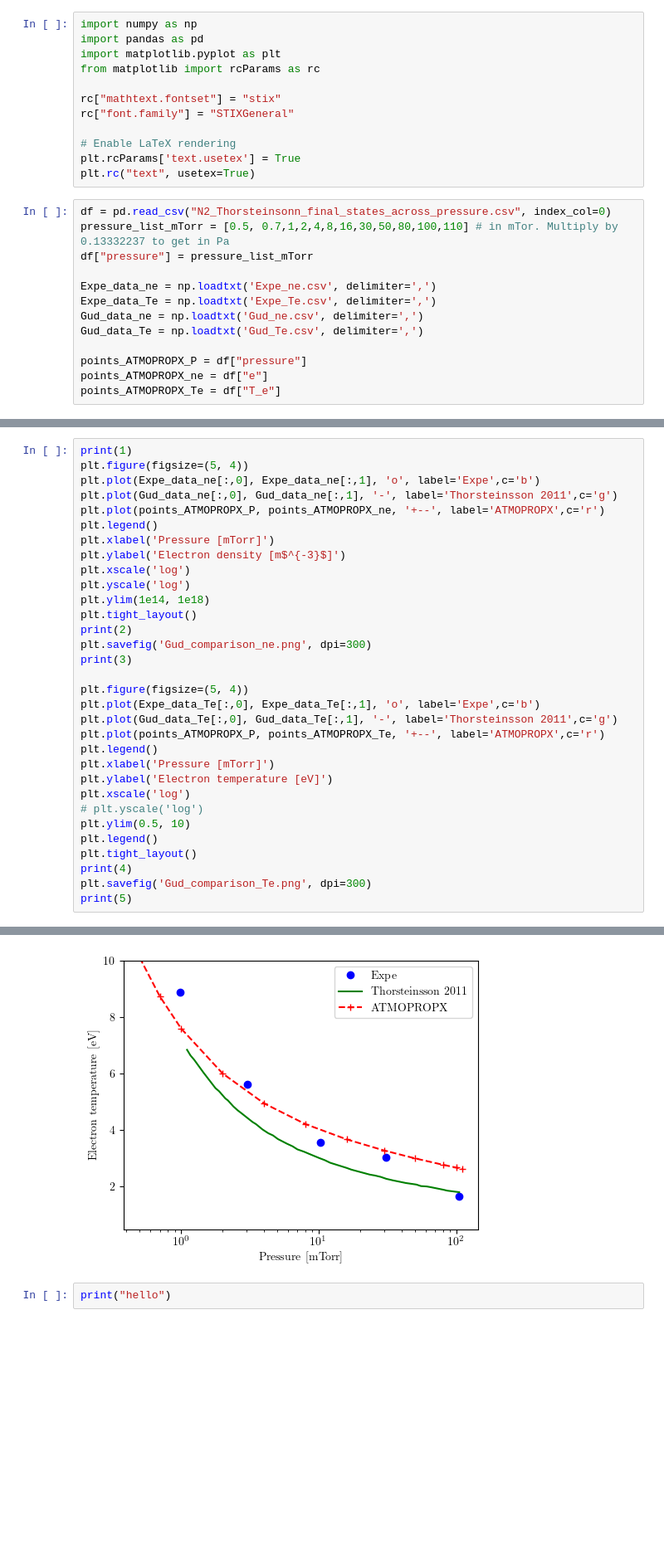
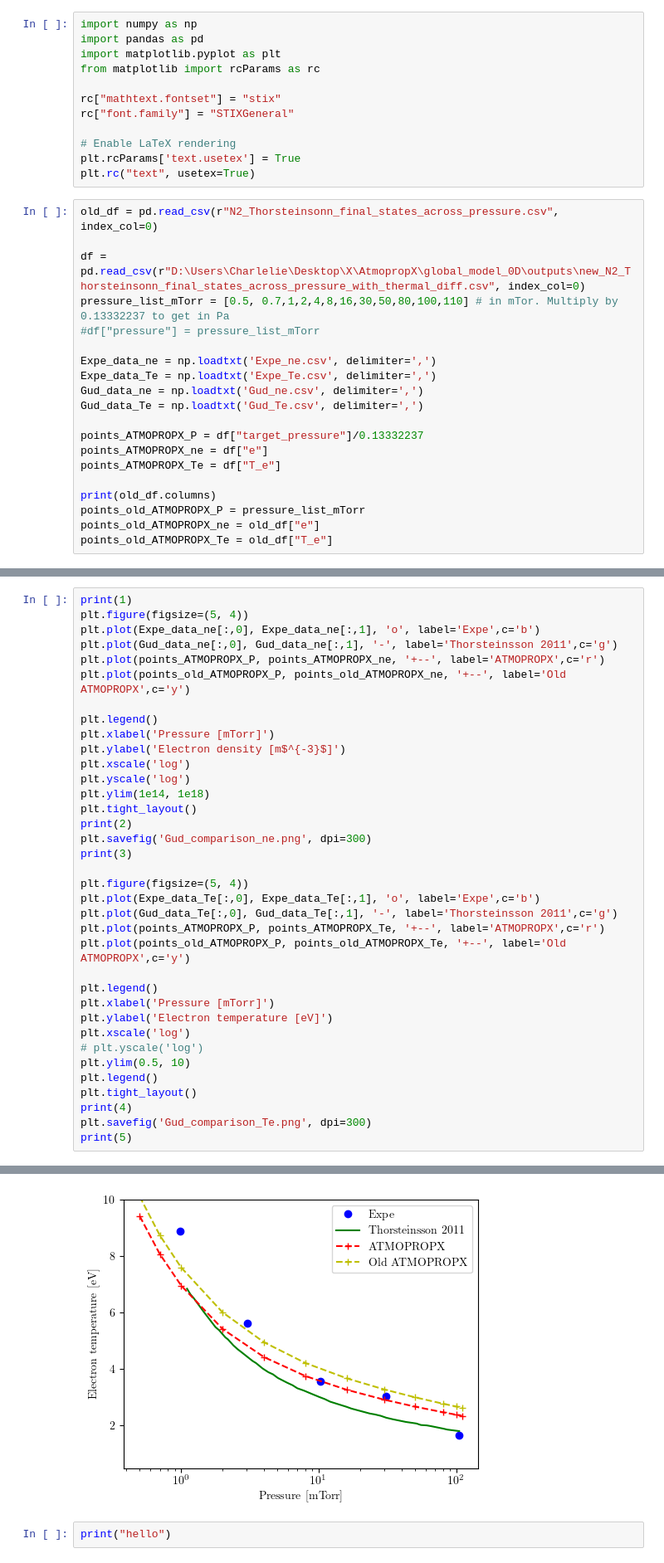
Before and after one commit to charleliec/AtmopropX__0D-global-model, a Jupyter notebook: src/experiments/E08_N2_Thorsteinsonn/analysis.ipynb, the cells around one changed output, grey strips where cells are left out. Shown at 83% size. Drawn from its saved outputs; the diff is of its cells as text; blank space fills up the shorter version.

```diff
--- a/src/experiments/E08_N2_Thorsteinsonn/analysis.ipynb
+++ b/src/experiments/E08_N2_Thorsteinsonn/analysis.ipynb
@@ -13,15 +13,22 @@ rc["font.family"] = "STIXGeneral"
 plt.rcParams['text.usetex'] = True
 plt.rc("text", usetex=True)
 # %%
-df = pd.read_csv("N2_Thorsteinsonn_final_states_across_pressure.csv", index_col=0)
+old_df = pd.read_csv(r"N2_Thorsteinsonn_final_states_across_pressure.csv", index_col=0)
+
+df = pd.read_csv(r"D:\Users\Charlelie\Desktop\X\AtmopropX\global_model_0D\outputs\new_N2_Thorsteinsonn_final_states_across_pressure_with_thermal_diff.csv", index_col=0)
 pressure_list_mTorr = [0.5, 0.7,1,2,4,8,16,30,50,80,100,110] # in mTor. Multiply by 0.13332237 to get in Pa
-df["pressure"] = pressure_list_mTorr
+#df["pressure"] = pressure_list_mTorr
 
 Expe_data_ne = np.loadtxt('Expe_ne.csv', delimiter=',')
 Expe_data_Te = np.loadtxt('Expe_Te.csv', delimiter=',')
 Gud_data_ne = np.loadtxt('Gud_ne.csv', delimiter=',')
 Gud_data_Te = np.loadtxt('Gud_Te.csv', delimiter=',')
 
-points_ATMOPROPX_P = df["pressure"]
+points_ATMOPROPX_P = df["target_pressure"]/0.13332237
 points_ATMOPROPX_ne = df["e"]
 points_ATMOPROPX_Te = df["T_e"]
+
+print(old_df.columns)
+points_old_ATMOPROPX_P = pressure_list_mTorr
+points_old_ATMOPROPX_ne = old_df["e"]
+points_old_ATMOPROPX_Te = old_df["T_e"]
@@ -31,6 +40,8 @@ plt.figure(figsize=(5, 4))
 plt.plot(Expe_data_ne[:,0], Expe_data_ne[:,1], 'o', label='Expe',c='b')
 plt.plot(Gud_data_ne[:,0], Gud_data_ne[:,1], '-', label='Thorsteinsson 2011',c='g')
 plt.plot(points_ATMOPROPX_P, points_ATMOPROPX_ne, '+--', label='ATMOPROPX',c='r')
+plt.plot(points_old_ATMOPROPX_P, points_old_ATMOPROPX_ne, '+--', label='Old ATMOPROPX',c='y')
+
 plt.legend()
 plt.xlabel('Pressure [mTorr]')
 plt.ylabel('Electron density [m$^{-3}$]')
@@ -46,6 +57,8 @@ plt.figure(figsize=(5, 4))
 plt.plot(Expe_data_Te[:,0], Expe_data_Te[:,1], 'o', label='Expe',c='b')
 plt.plot(Gud_data_Te[:,0], Gud_data_Te[:,1], '-', label='Thorsteinsson 2011',c='g')
 plt.plot(points_ATMOPROPX_P, points_ATMOPROPX_Te, '+--', label='ATMOPROPX',c='r')
+plt.plot(points_old_ATMOPROPX_P, points_old_ATMOPROPX_Te, '+--', label='Old ATMOPROPX',c='y')
+
 plt.legend()
 plt.xlabel('Pressure [mTorr]')
 plt.ylabel('Electron temperature [eV]')
@@ -67,3 +80,3 @@ print(5)
-[figure, old version]
+[figure, new version]
 # %%
 print("hello")
```
Also changed, not shown: parts of 2 cells of this notebook, 12 other files.
